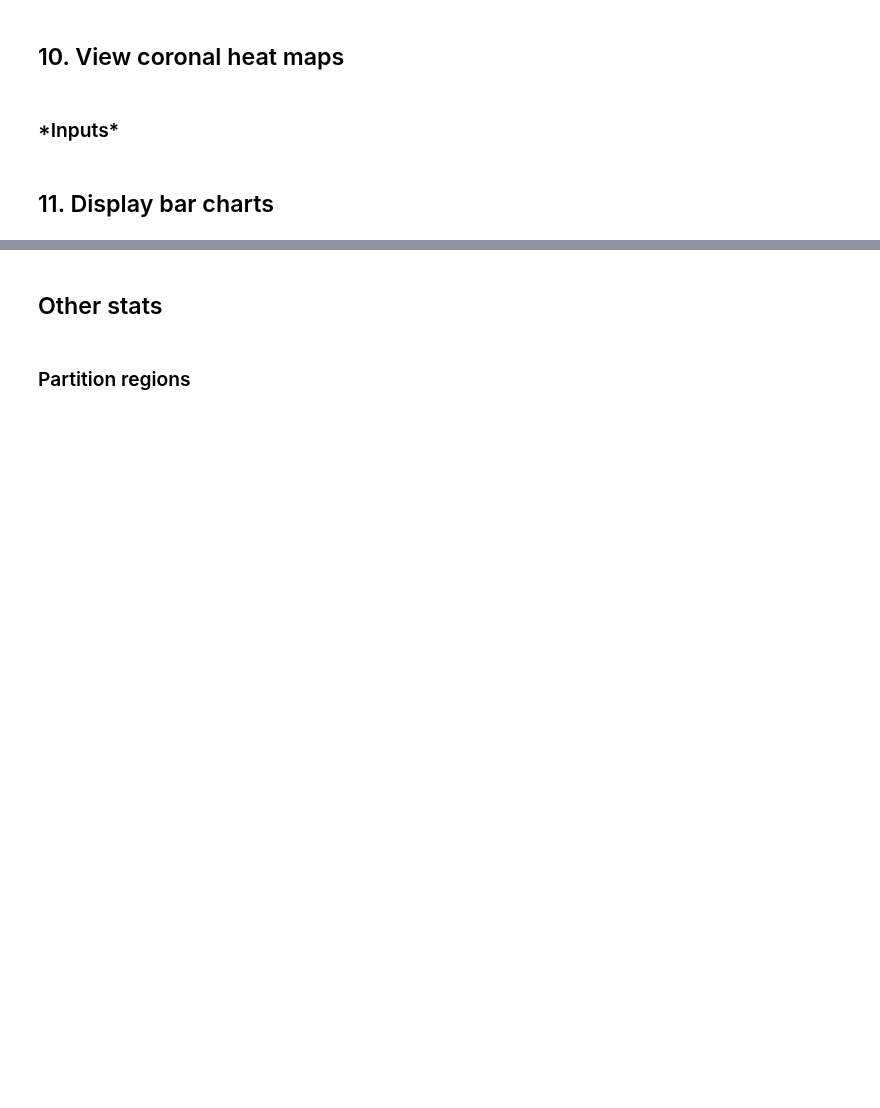
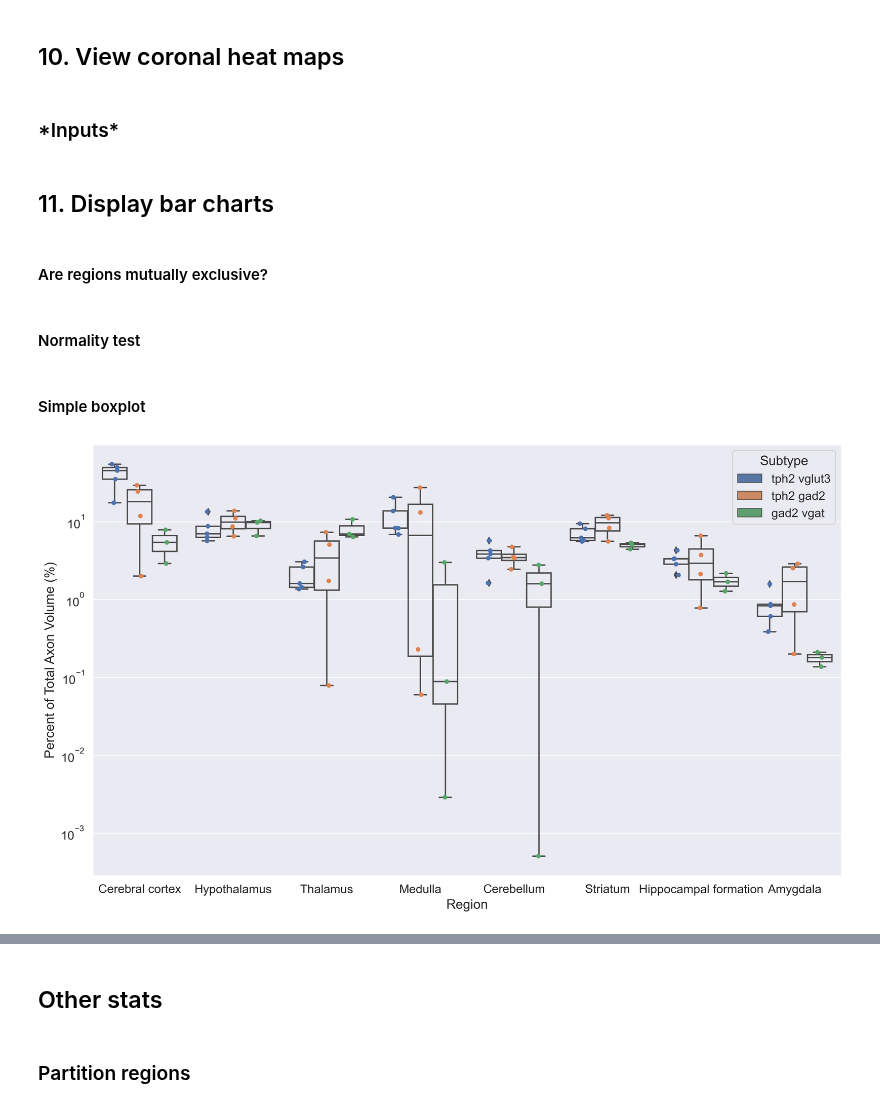
Before and after one commit to neurodata/brainlit, a Jupyter notebook: experiments/BrainLine/axon_analysis.ipynb, the cells around one changed output, grey strips where cells are left out. Cells and saved outputs as stored; diff of their text form; code cells hidden in the pictures; blank space fills up the shorter version.

```diff
--- a/experiments/BrainLine/axon_analysis.ipynb
+++ b/experiments/BrainLine/axon_analysis.ipynb
@@ -541,10 +539,23 @@ regions = [
 # see: https://connectivity.brain-map.org/projection/experiment/480074702?imageId=480075280&initImage=TWO_PHOTON&x=17028&y=11704&z=3
 
 composite_regions = {
-    "Amygdalar Nuclei": [131, 295, 319, 780],
+    "Amygdala": [131, 295, 319, 780],
     #"Substantia Nigra": [615, 374, 374],
     #"Superior Colliculus": [294, 302],
 }  # Custom composite allen regions where key is region name and value is list of allen regions
+# %% [markdown]
+#### Are regions mutually exclusive?
+# %%
+regions = regions_coarse_part
+for r_src in regions:
+    print(sd.region_graph.nodes[r_src]['name'])
+    for r_targ in regions:
+        if r_targ == r_src:
+            continue
+        elif nx.has_path(sd.region_graph, r_src, r_targ):
+            print(f"{r_src} is parent of {r_targ}")
+# %% [markdown]
+#### Normality test
 # %%
 from scipy.stats import shapiro
 
@@ -564,6 +575,53 @@ for region in regions:
                 plt.hist(data)
                 plt.title(f"{subtype} - {DG.nodes[region]['name']}: p={p}")
                 plt.show()
+# %% [markdown]
+#### Simple boxplot
+# %%
+region_names = []
+pcts = []
+ids = []
+subtypes = []
+
+for brain_id in ad.brain_ids:
+    subtype = ad.brain2paths[brain_id]["subtype"]
+    for region in regions_coarse:
+        pct = ad.region_graph.nodes[region][f"{brain_id} axon"]/ad.region_graph.nodes[997][f"{brain_id} axon"]*100
+
+        pcts.append(pct)
+        subtypes.append(subtype)
+        ids.append(brain_id)
+        region_names.append(ad.region_graph.nodes[region]["name"])
+    for composite_region in composite_regions.keys():
+        composite_region_regions = composite_regions[composite_region]
+        total = 0
+        for region in composite_region_regions:
+            total += ad.region_graph.nodes[region][f"{brain_id} axon"]
+        pcts.append(total/ad.region_graph.nodes[997][f"{brain_id} axon"]*100)
+        subtypes.append(subtype)
+        ids.append(brain_id)
+        region_names.append(composite_region)
+
+data = {"Region": region_names, "Brain ID": ids, "Subtype": subtypes, "Percent of Total Axon Volume (%)": pcts}
+df = pd.DataFrame(data=data)
+
+
+sns.set(font_scale=1.2)
+fig, ax = plt.subplots(1, 1, figsize=(12.5,7.5), dpi=300)
+fig_args = {
+            "y": "Percent of Total Axon Volume (%)",
+            "x": "Region",
+            "hue": "Subtype",
+            "data": df,
+            "dodge": True,
+        }
+bplot = sns.stripplot(ax=ax, legend=False, **fig_args)
+fig_args["boxprops"] = {'facecolor':'none'}
+bplot = sns.boxplot(ax=ax, **fig_args)
+bplot.set_yscale("log")
+fig.tight_layout()
+# %% [output]
+[figure, added]
 # %%
 ad.region_barchart(
     regions=regions_coarse, composite_regions=composite_regions, normalize_region=872
```
Also changed, not shown: parts of 4 cells of this notebook, 2 other files.
